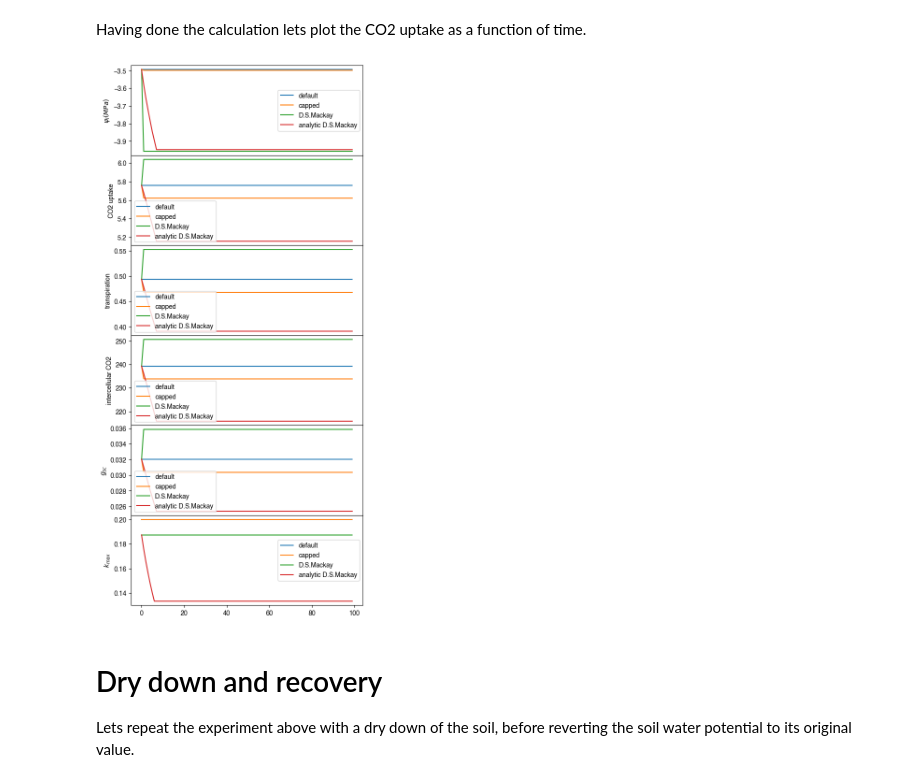
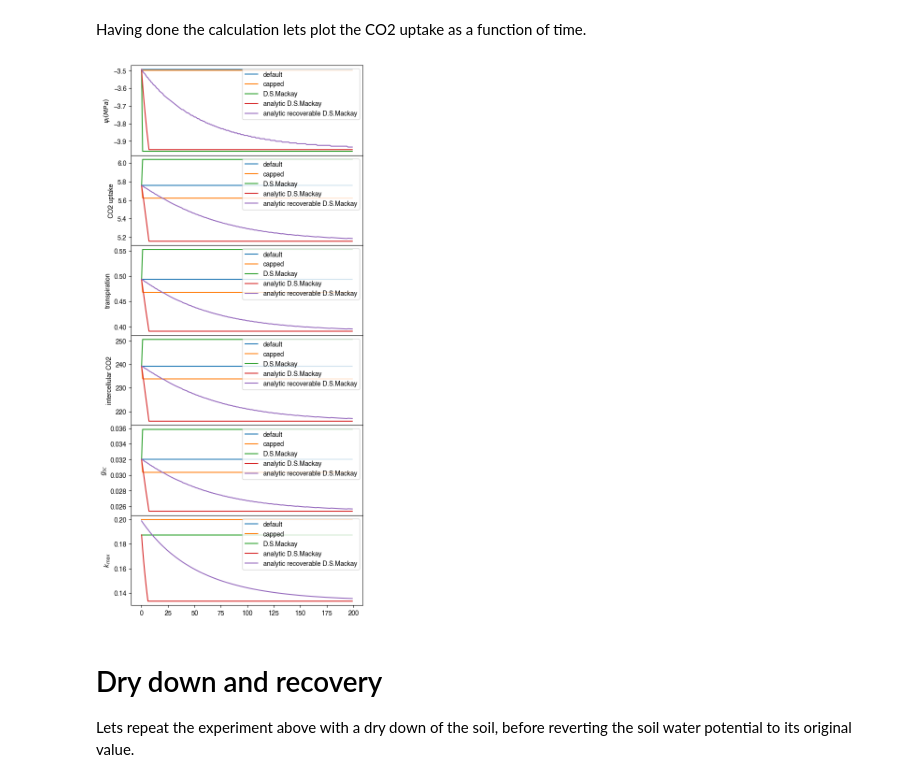
Before and after one commit to CaleBaguley/profit-optimisation-model, a Jupyter notebook: note books/xylem_damage_over_time.ipynb, the cells around one changed output. Saved outputs shown, nothing was run; the diff lists cells and outputs as text; code cells hidden in the pictures.

Commit message:
Added new version of analytic D.S.Mackay model with recovery and impairment rates built in.

```diff
--- a/note books/xylem_damage_over_time.ipynb
+++ b/note books/xylem_damage_over_time.ipynb
@@ -63,6 +63,9 @@ k_max = 0.2 # mmol m-2 s-1 MPa-1
 critical_conductance_loss_fraction = 0.9
 xylem_recovery_water_potnetial = 0.
 PLC_damage_threshold = 0.05
+
+recovery_rate = 0.01
+damage_rate = 0.1
 
 default_CW_conductance_model = cumulative_Weibull_distribution_from_conductance_loss_at_given_water_potentials(k_max,
                                                                                                                P50,
@@ -98,6 +101,15 @@ analytic_D_S_Mackay_CW_conductance_model = analytic_D_S_Mackay_damage_model_from
                                                                                                   xylem_recovery_water_potnetial,
                                                                                                   PLC_damage_threshold
                                                                                                  )
+
+analytic_recoverable_D_S_Mackay_CW_conductance_model = analytic_recoverable_D_S_Mackay_damage_model_from_conductance_loss(k_max,
+                                                                                                  P50,
+                                                                                                  P88,
+                                                                                                  0.50,
+                                                                                                  0.88,
+                                                                                                  critical_conductance_loss_fraction,
+                                                                                                  recovery_rate,
+                                                                                                  damage_rate)
 # %% [markdown]
 ## Hydraulic cost models
 # %%
@@ -118,6 +130,10 @@ D_S_Mackay_CW_hydraulic_cost_model = HydraulicCostModel(D_S_Mackay_CW_conductanc
 analytic_D_S_Mackay_CW_hydraulic_cost_model = HydraulicCostModel(analytic_D_S_Mackay_CW_conductance_model,
                                                                  critical_leaf_water_potential
                                                                 )
+
+analytic_recoverable_D_S_Mackay_CW_hydraulic_cost_model = HydraulicCostModel(analytic_recoverable_D_S_Mackay_CW_conductance_model,
+                                                                             critical_leaf_water_potential
+                                                                            )
 # %% [markdown]
 ## Leaf atmosphere coupling
 # %%
@@ -164,12 +180,18 @@ analytic_D_S_Mackay_CW_profit_optimisation_model = ProfitMaxModel(analytic_D_S_M
                                                                   CO2_gain_model
                                                                  )
 
+analytic_recoverable_D_S_Mackay_CW_profit_optimisation_model = ProfitMaxModel(analytic_recoverable_D_S_Mackay_CW_hydraulic_cost_model,
+                                                                              leaf_air_coupling_model,
+                                                                              CO2_gain_model
+                                                                             )
+
 profit_optimisation_models = [default_CW_profit_optimisation_model,
                               capped_CW_profit_optimisation_model,
                               D_S_Mackay_CW_profit_optimisation_model,
-                              analytic_D_S_Mackay_CW_profit_optimisation_model]
+                              analytic_D_S_Mackay_CW_profit_optimisation_model,
+                              analytic_recoverable_D_S_Mackay_CW_profit_optimisation_model]
 
-profit_optimisation_model_labels = ["default", "capped", "D.S.Mackay", "analytic D.S.Mackay"]
+profit_optimisation_model_labels = ["default", "capped", "D.S.Mackay", "analytic D.S.Mackay", "analytic recoverable D.S.Mackay"]
 # %% [markdown]
 # Constant environmental conditions
 
@@ -192,7 +214,7 @@ intercellular_oxygen = 210.0 #(umol mol-1)
 # %% [markdown]
 Lets apply this over a series of time steps recording the outputs of each model.
 # %%
-time_steps = 100
+time_steps = 200
 time_step_size = 1. # h
 
 number_of_models = len(profit_optimisation_models)
@@ -232,34 +254,34 @@ Having done the calculation lets plot the CO2 uptake as a function of time.
 # %%
 fig, axs = plt.subplots(6,1, sharex = True)
 plot_y_labels = ["$\psi_l (MPa)$",
                  "CO2 uptake",
                  "transpiration",
                  "intercellular CO2",
                  "$g_{sc}$",
                  "$k_{max}$"]
 
 plot_values = [optimal_leaf_water_potential,
                net_CO2_uptake,
                transpiration_rate,
                intercellular_CO2,
                stomatal_conductance_to_CO2,
                k_max]
 
 # -- plot and format subfigures --
 for i in range(len(plot_values)):
     for j in range(number_of_models):
         axs[i].plot(time, plot_values[i][j], label = profit_optimisation_model_labels[j])
 
     axs[i].set_ylabel(plot_y_labels[i])
-    axs[i].legend()
+    axs[i].legend(loc = "upper right")
 
 # -- Format figure --
 plt.subplots_adjust(wspace=0, hspace=0)
 fig.set_figheight(15)
 
 plt.show()
 # %% [output]
-[figure, old version]
+[figure, new version]
 # %% [markdown]
 # Dry down and recovery
 
```
Also changed, not shown: parts of 5 cells of this notebook.
